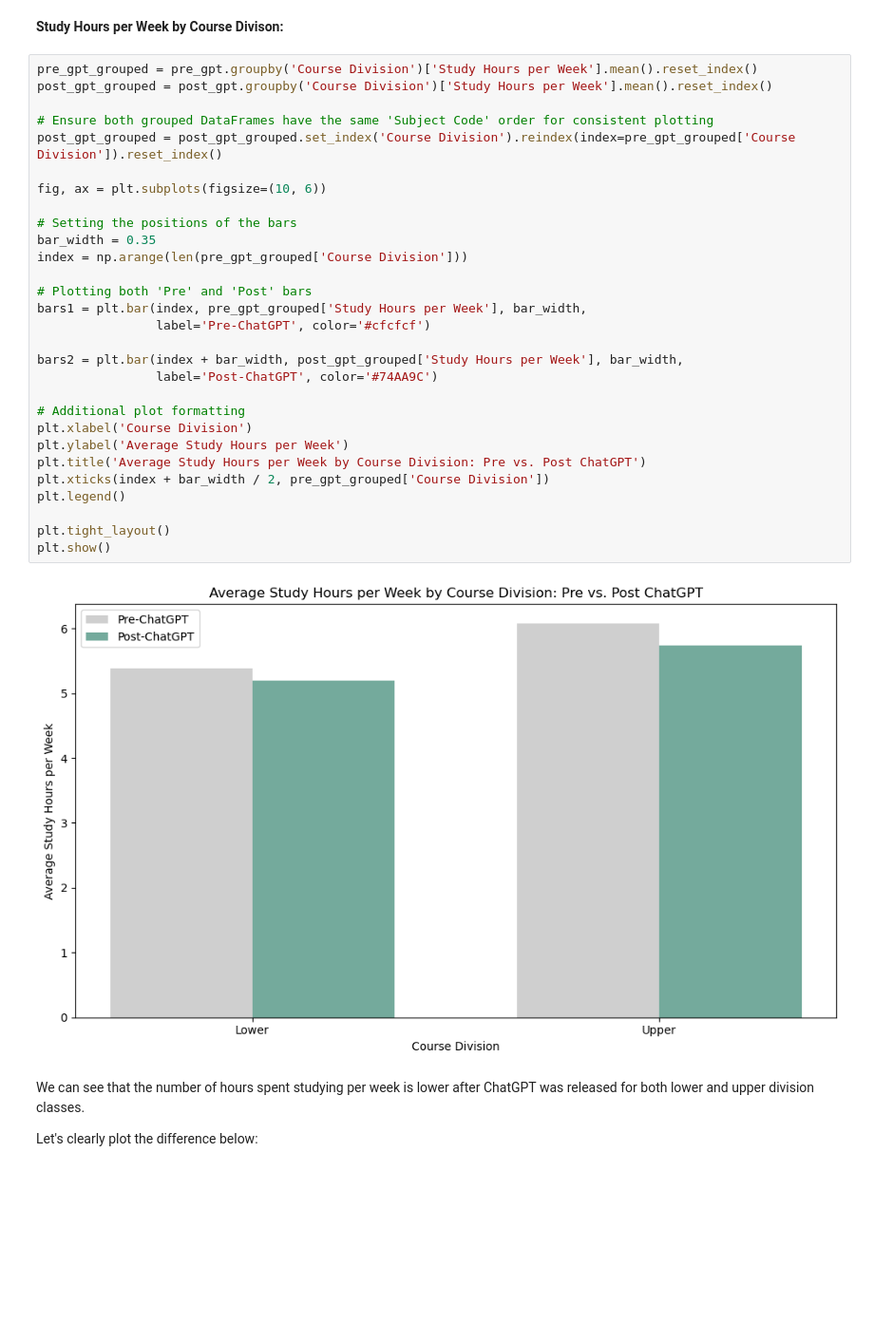
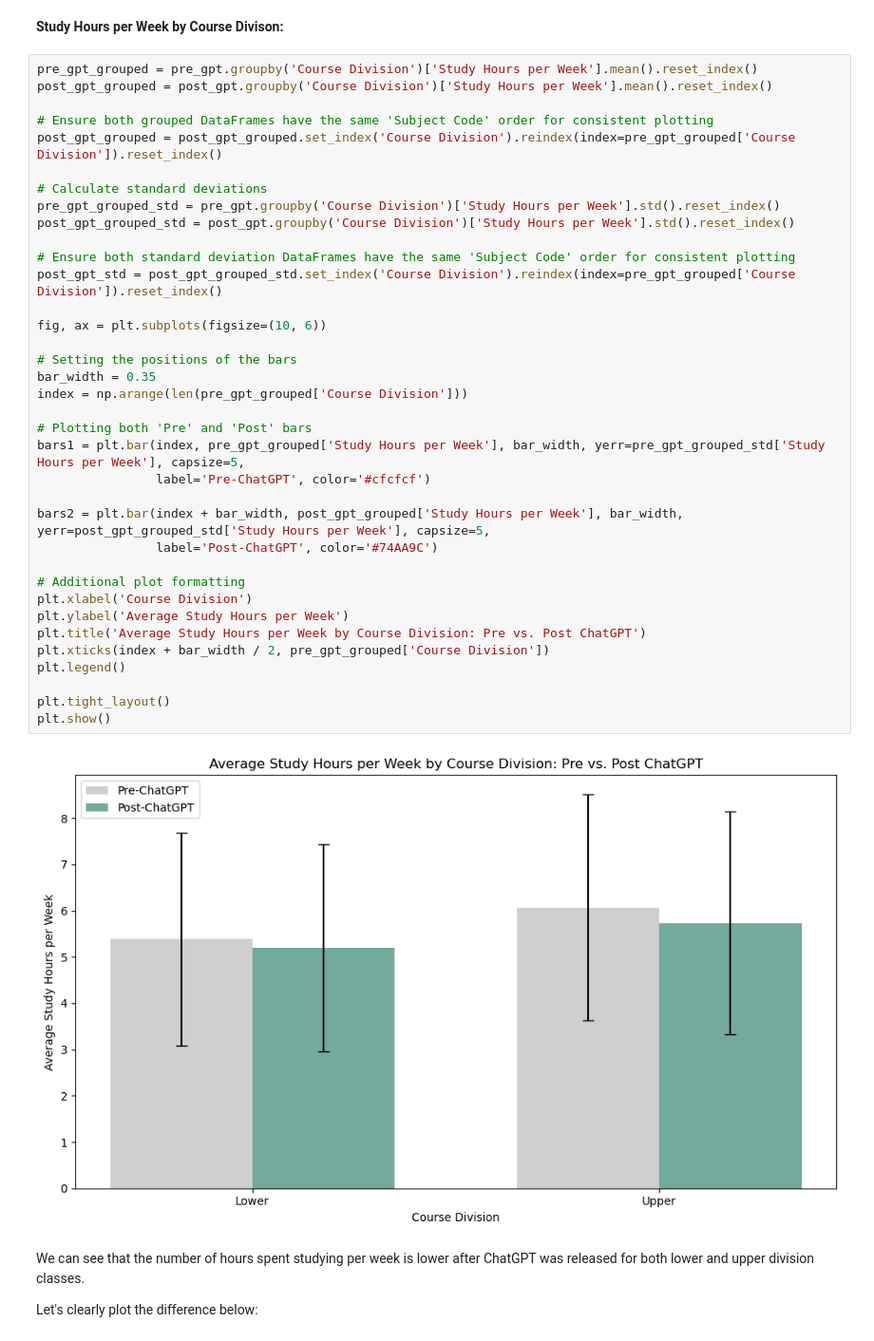
Before and after one commit to aydintabai/AI-Academic-Impact-Case-Study, a Jupyter notebook: FinalProject_Group112_WI24.ipynb, the cells around one changed output. Shown at 95% size. Cells and saved outputs as stored; diff of their text form; blank space fills up the shorter version.

```diff
--- a/FinalProject_Group112_WI24.ipynb
+++ b/FinalProject_Group112_WI24.ipynb
@@ -756,34 +756,41 @@ Name: Study Hours per Week, dtype: float64
 # %%
 pre_gpt_grouped = pre_gpt.groupby('Course Division')['Study Hours per Week'].mean().reset_index()
 post_gpt_grouped = post_gpt.groupby('Course Division')['Study Hours per Week'].mean().reset_index()
 
 # Ensure both grouped DataFrames have the same 'Subject Code' order for consistent plotting
 post_gpt_grouped = post_gpt_grouped.set_index('Course Division').reindex(index=pre_gpt_grouped['Course Division']).reset_index()
+
+# Calculate standard deviations
+pre_gpt_grouped_std = pre_gpt.groupby('Course Division')['Study Hours per Week'].std().reset_index()
+post_gpt_grouped_std = post_gpt.groupby('Course Division')['Study Hours per Week'].std().reset_index()
+
+# Ensure both standard deviation DataFrames have the same 'Subject Code' order for consistent plotting
+post_gpt_std = post_gpt_grouped_std.set_index('Course Division').reindex(index=pre_gpt_grouped['Course Division']).reset_index()
 
 fig, ax = plt.subplots(figsize=(10, 6))
 
 # Setting the positions of the bars
 bar_width = 0.35
 index = np.arange(len(pre_gpt_grouped['Course Division']))
 
 # Plotting both 'Pre' and 'Post' bars
-bars1 = plt.bar(index, pre_gpt_grouped['Study Hours per Week'], bar_width,
+bars1 = plt.bar(index, pre_gpt_grouped['Study Hours per Week'], bar_width, yerr=pre_gpt_grouped_std['Study Hours per Week'], capsize=5,
                 label='Pre-ChatGPT', color='#cfcfcf')
 
-bars2 = plt.bar(index + bar_width, post_gpt_grouped['Study Hours per Week'], bar_width,
+bars2 = plt.bar(index + bar_width, post_gpt_grouped['Study Hours per Week'], bar_width, yerr=post_gpt_grouped_std['Study Hours per Week'], capsize=5,
                 label='Post-ChatGPT', color='#74AA9C')
 
 # Additional plot formatting
 plt.xlabel('Course Division')
 plt.ylabel('Average Study Hours per Week')
 plt.title('Average Study Hours per Week by Course Division: Pre vs. Post ChatGPT')
 plt.xticks(index + bar_width / 2, pre_gpt_grouped['Course Division'])
 plt.legend()
 
 plt.tight_layout()
 plt.show()
 # %% [output]
-[figure, old version]
+[figure, new version]
 # %% [markdown]
 We can see that the number of hours spent studying per week is lower after ChatGPT was released for both lower and upper division classes.
 
```
Also changed, not shown: parts of 1 cell of this notebook.
